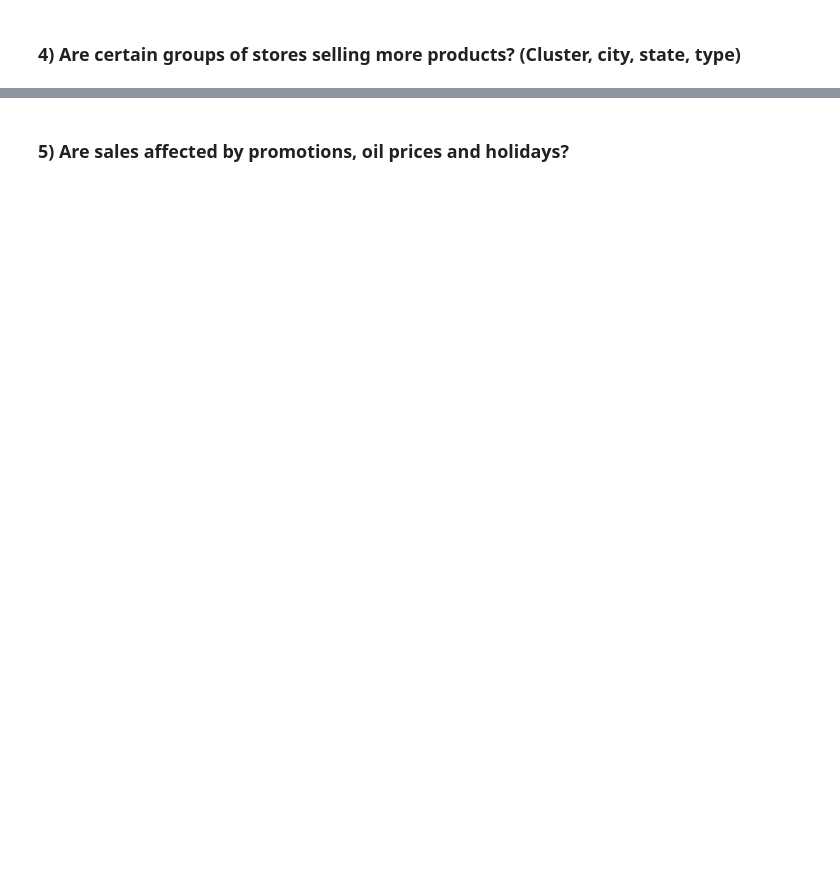
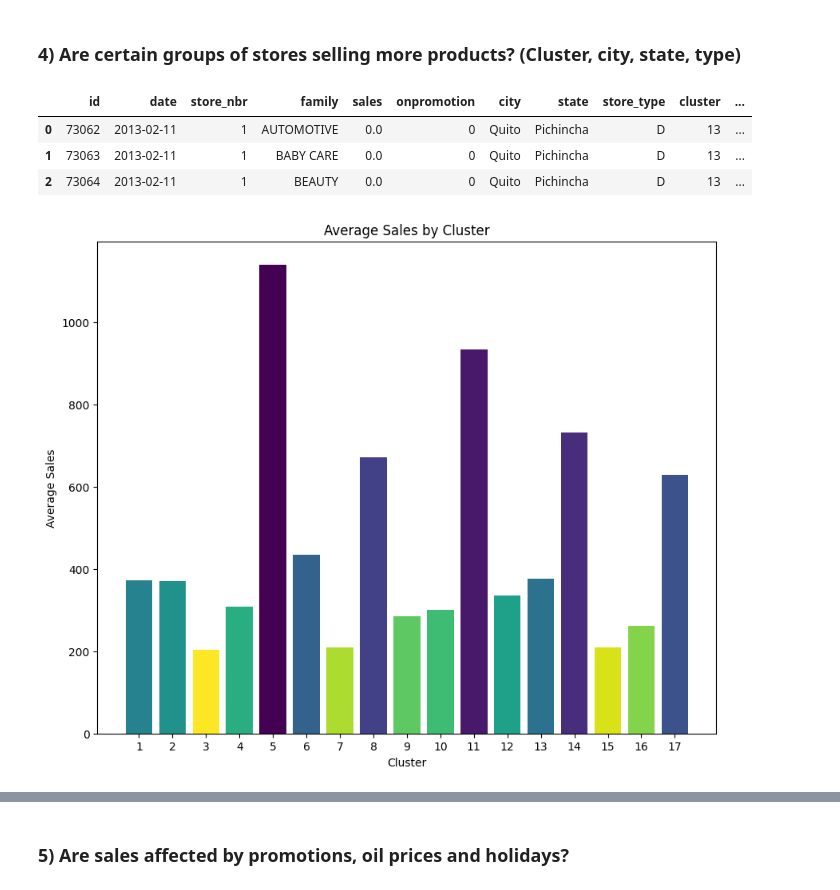
Before and after one commit to qochieng/Favorita-Store-Sales, a Jupyter notebook: favorita.ipynb, the cells around one changed output, grey strips where cells are left out. Cells and saved outputs as stored; diff of their text form; code cells hidden in the pictures; blank space fills up the shorter version.

```diff
--- a/favorita.ipynb
+++ b/favorita.ipynb
@@ -680,0 +733,41 @@ plt.show();
+# %%
+data.head(3)
+# %% [output]
+|  | id | date | store_nbr | family | sales | onpromotion | city | state | store_type | cluster | ... |
+| 0 | 73062 | 2013-02-11 | 1 | AUTOMOTIVE | 0.0 | 0 | Quito | Pichincha | D | 13 | ... |
+| 1 | 73063 | 2013-02-11 | 1 | BABY CARE | 0.0 | 0 | Quito | Pichincha | D | 13 | ... |
+| 2 | 73064 | 2013-02-11 | 1 | BEAUTY | 0.0 | 0 | Quito | Pichincha | D | 13 | ... |
+# %%
+# Group by cluster and calculate the average sales
+average_sales_by_cluster = data.groupby('cluster')['sales'].mean()
+
+# Group by city and calculate the average sales
+average_sales_by_city = data.groupby('city')['sales'].mean()
+
+# Group by state and calculate the average sales
+average_sales_by_state = data.groupby('state')['sales'].mean()
+
+# Group by store type and calculate the average sales
+average_sales_by_store_type = data.groupby('store_type')['sales'].mean()
+
+# Set the number of bars in each plot
+num_bars = len(average_sales_by_cluster)
+
+# Generate the colors using the viridis palette
+colors = plt.cm.viridis(np.linspace(0, 1, num_bars))
+# %%
+# Sort the data by average sales in descending order
+average_sales_by_cluster = average_sales_by_cluster.sort_values(ascending=False)
+
+# Plot the average sales by cluster
+plt.figure(figsize=(10, 8))
+plt.bar(average_sales_by_cluster.index, average_sales_by_cluster.values, color=colors)
+plt.xlabel('Cluster')
+plt.ylabel('Average Sales')
+plt.title('Average Sales by Cluster')
+
+# Set the x-tick labels as integers
+plt.xticks(range(1, len(average_sales_by_cluster.index) + 1))
+plt.show()
+# %% [output]
+[figure, added]
```
Also changed, not shown: parts of 18 cells of this notebook.
